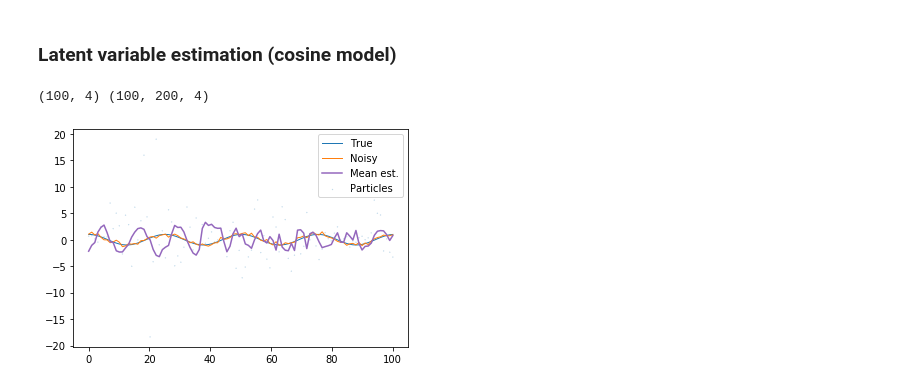
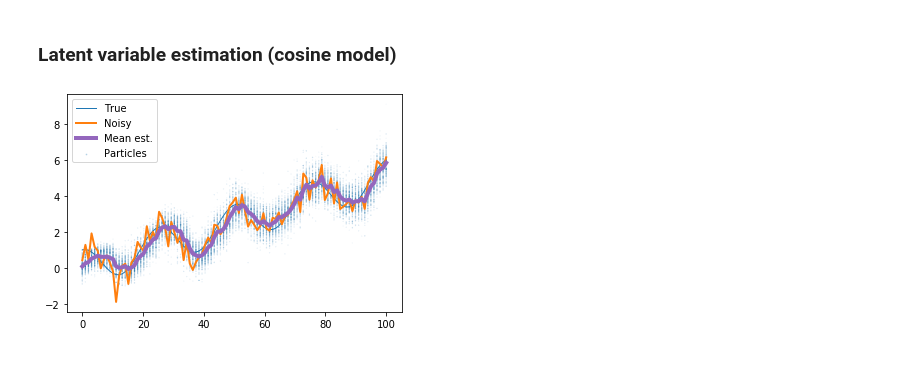
Before and after one commit to johnhw/pfilter, a Jupyter notebook: examples/timeseries.ipynb, the cells around one changed output. Saved outputs shown, nothing was run; the diff lists cells and outputs as text; code cells hidden in the pictures.

Commit message:
Updated with transform_fn

```diff
--- a/examples/timeseries.ipynb
+++ b/examples/timeseries.ipynb
@@ -30,6 +34,6 @@ def apply_filter(pf, ys):
     }
 # %%
-def plot_particles(x, y, yn, states, transform_fn=None):
+def plot_particles(x, y, yn, states):
     """Plot a 1D tracking result as a line graph with overlaid
     scatterplot of particles. Particles are sized according to
     normalised weight at each step.
@@ -44,23 +48,20 @@ def plot_particles(x, y, yn, states, transform_fn=None):
     ax.plot(x, y, label='True', lw=1)
     ax.plot(x, yn, label='Noisy', lw=2)
 
-    means = states["mean_states"]
+
     particles = states["particles"]
     ws = states["weights"]
 
-    if transform_fn:
-        means = transform_fn(x, means)
-        particles = transform_fn(x, particles)
-
+    means = np.mean(particles, axis=1)
     plt.plot(x, means[:,0], 'C4', label='Mean est.', lw=4)
     plt.scatter(np.tile(x, (len(particles[0]),1)).ravel(), particles[:,:,0].T, s=ws*ws*10000/np.sqrt(len(ws)), alpha=0.25, label='Particles')
 
     ax.legend()
 
-def filter_plot(x, y, yn, pf, transform_fn=None):
+def filter_plot(x, y, yn, pf, inputs=None):
     """Apply a filter to yn, and plot the results using plot_particles()"""
-    states = apply_filter(pf, yn)
-    plot_particles(x, y, yn, states, transform_fn)
+    states = apply_filter(pf, yn, inputs)
+    plot_particles(x, y, yn, states)
 # %% [markdown]
 ## (a) Tracking a 1D sinewave
 # %% [markdown]
@@ -69,7 +70,7 @@ We generate a noisy (co)sine wave with a linear trend, and Gaussian noise added:
 # %%
 # Noisy sine wave data
 x = np.linspace(0, 100, 100)
-y = np.cos(x/4.0) + 0.05 * x
+y = np.cos(x/4.0) + x * 0.05
 yn = y + np.random.normal(0,0.5,x.shape)
 
 
@@ -140,30 +141,26 @@ filter_plot(x, y, y_missing, pf)
 # %%
 # Cosine estimation
 # x = a cos(wt + p)
 # t a w p
 
-prior_fn = lambda n: np.random.uniform(0,1,(n,4)) * [0.0, 5.0, 1.0, np.pi*2.0]
-dt = 0.1
-noise = 2.0
-sigma = 100.0
+prior_fn = lambda n: np.random.uniform(0,1,(n,4)) * [1.0, 0.25, np.pi*2.0, 0.1]
+noise = 0.003
+sigma = 1.0
 
-# need to have time as an input
-y_with_t = np.stack([x, yn]).T
+def cos_observe(x, t):
+    return x[:,0] * np.cos(t * x[:,1] + x[:,2] ) + x[:,3] * t
 
-def cos_observe(x):
-    return x[:,1] * np.cos(x[:,0] * x[:,2] + x[:,3])
-
+ts = [{"t":t} for t in x]
 
 pf = ParticleFilter(prior_fn = prior_fn,
                     observe_fn = cos_observe,
-                    dynamics_fn = lambda x:x ,
+                    dynamics_fn = lambda x, **kwargs:x ,
                     n_particles=200,
-                    noise_fn = lambda x: x + np.random.normal(0, noise, x.shape) * [0.0, 1.0, 0.05, 1.0],
-                    weight_fn = lambda x,y : squared_error(x, y, sigma=sigma),
+                    noise_fn = lambda x, **kwargs: x + np.random.normal(0, noise, x.shape) ,
+                    weight_fn = lambda x,y, **kwargs: squared_error(x, y, sigma=sigma),
+                    transform_fn = lambda x, weights, **kwargs: cos_observe(x, kwargs['t'])[:,None],
                     resample_proportion=0.05)
 
-states = apply_filter(pf, yn)
-plot_particles(x, y, states, transform_fn = lambda t, x: (x[...,1] * np.cos((t * x[...,2].T).T + x[...,3]))[:,None])
+filter_plot(x, y, yn, pf, inputs=ts)
 # %% [output]
-(100, 4) (100, 200, 4)
-[figure, old version]
+[figure, new version]
```
Also changed, not shown: parts of 5 cells of this notebook, 2 other files.
